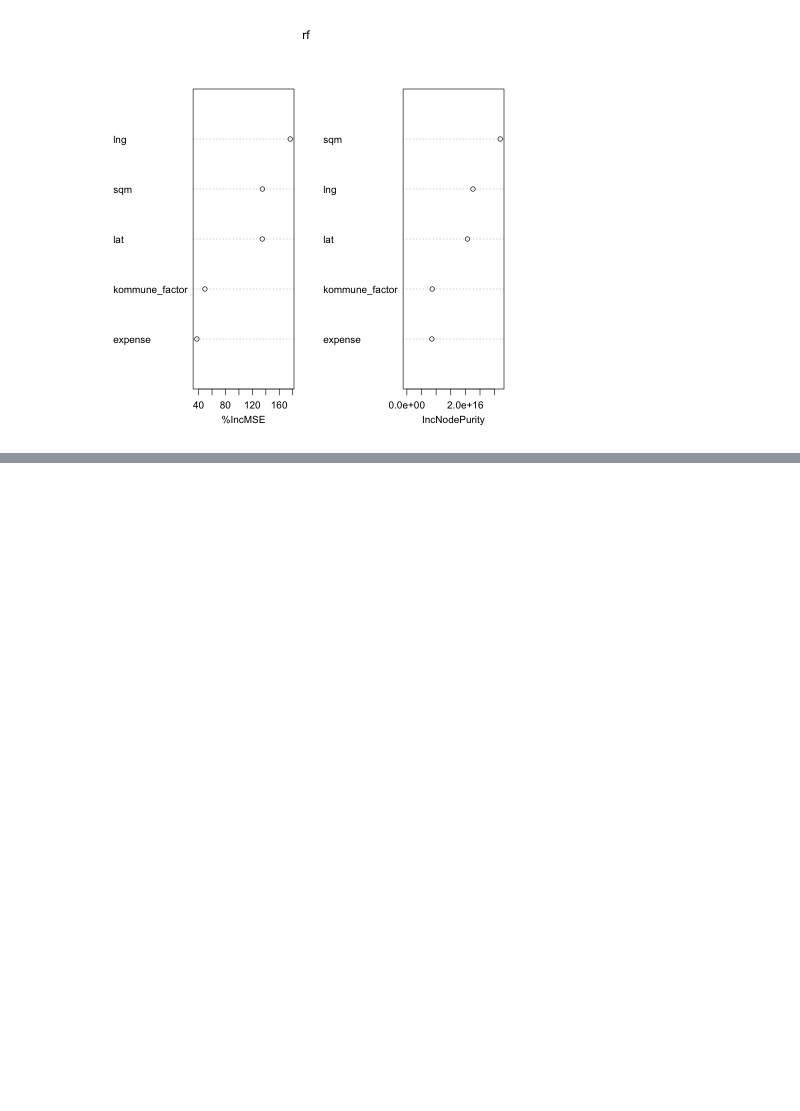
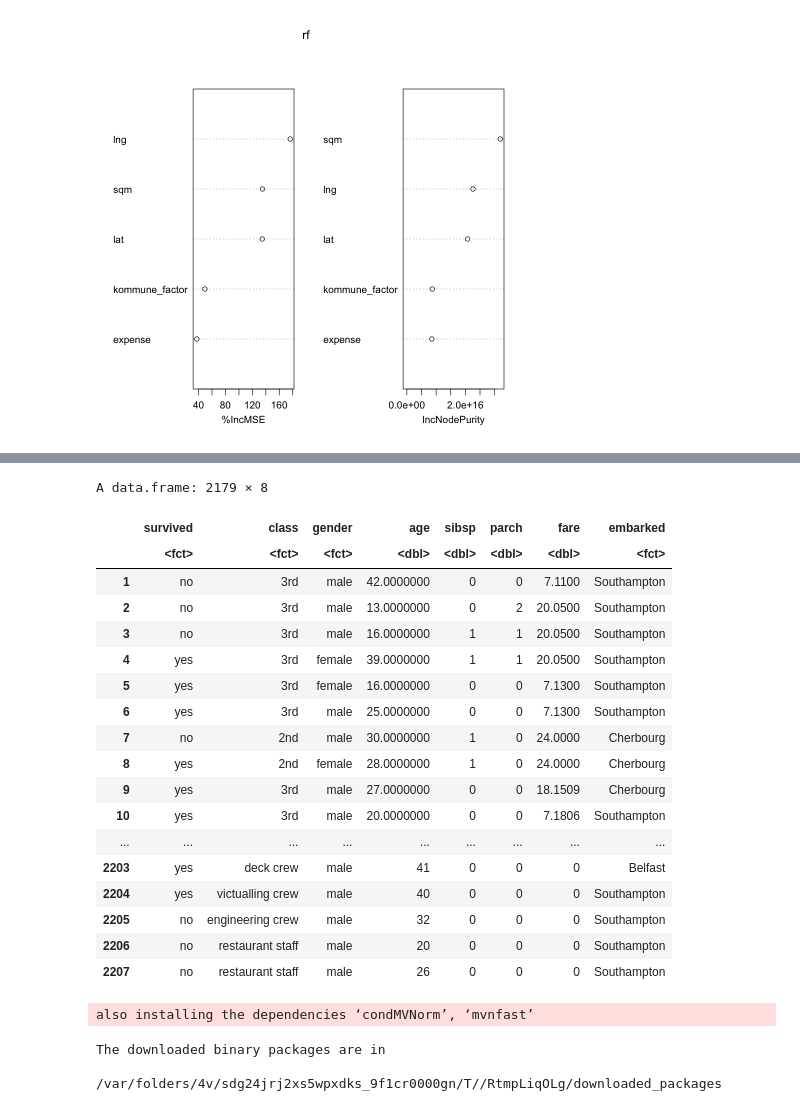
Before and after one commit to GunGro/MA8701, a Jupyter notebook: project3_ipynb/rf_model.ipynb, the cells around one changed output, grey strips where cells are left out. Saved outputs shown, nothing was run; the diff lists cells and outputs as text; code cells hidden in the pictures; blank space fills up the shorter version.

```diff
--- a/project3_ipynb/rf_model.ipynb
+++ b/project3_ipynb/rf_model.ipynb
@@ -204,0 +306,7 @@ write_xlsx(model_preds, "temp/rf_predictions.xlsx")
+# %%
+titanic_train <- titanic[,c("survived", "class", "gender", "age", "sibsp", "parch", "fare", "embarked")]
+titanic_train$survived <- factor(titanic_train$survived)
+titanic_train$gender <- factor(titanic_train$gender)
+titanic_train$embarked <- factor(titanic_train$embarked)
+titanic_train <- na.omit(titanic_train)
+head(titanic_train)
@@ -204,0 +323,28 @@ write_xlsx(model_preds, "temp/rf_predictions.xlsx")
+# %%
+titanic_train
+# %% [output]
+A data.frame: 2179 × 8
+|  | survived | class | gender | age | sibsp | parch | fare | embarked |
+|  | <fct> | <fct> | <fct> | <dbl> | <dbl> | <dbl> | <dbl> | <fct> |
+| 1 | no | 3rd | male | 42.0000000 | 0 | 0 | 7.1100 | Southampton |
+| 2 | no | 3rd | male | 13.0000000 | 0 | 2 | 20.0500 | Southampton |
+| 3 | no | 3rd | male | 16.0000000 | 1 | 1 | 20.0500 | Southampton |
+| 4 | yes | 3rd | female | 39.0000000 | 1 | 1 | 20.0500 | Southampton |
+| 5 | yes | 3rd | female | 16.0000000 | 0 | 0 | 7.1300 | Southampton |
+| 6 | yes | 3rd | male | 25.0000000 | 0 | 0 | 7.1300 | Southampton |
+| 7 | no | 2nd | male | 30.0000000 | 1 | 0 | 24.0000 | Cherbourg |
+| 8 | yes | 2nd | female | 28.0000000 | 1 | 0 | 24.0000 | Cherbourg |
+| 9 | yes | 3rd | male | 27.0000000 | 0 | 0 | 18.1509 | Cherbourg |
+| 10 | yes | 3rd | male | 20.0000000 | 0 | 0 | 7.1806 | Southampton |
+| ... | ... | ... | ... | ... | ... | ... | ... | ... |
+| 2203 | yes | deck crew | male | 41 | 0 | 0 | 0 | Belfast |
+| 2204 | yes | victualling crew | male | 40 | 0 | 0 | 0 | Southampton |
+| 2205 | no | engineering crew | male | 32 | 0 | 0 | 0 | Southampton |
+| 2206 | no | restaurant staff | male | 20 | 0 | 0 | 0 | Southampton |
+| 2207 | no | restaurant staff | male | 26 | 0 | 0 | 0 | Southampton |
+# %%
+install.packages('shapr')
+# %% [output]
+also installing the dependencies ‘condMVNorm’, ‘mvnfast’
+The downloaded binary packages are in
+        /var/folders/4v/sdg24jrj2xs5wpxdks_9f1cr0000gn/T//RtmpLiqOLg/downloaded_packages
```
Also changed, not shown: parts of 22 cells of this notebook.
